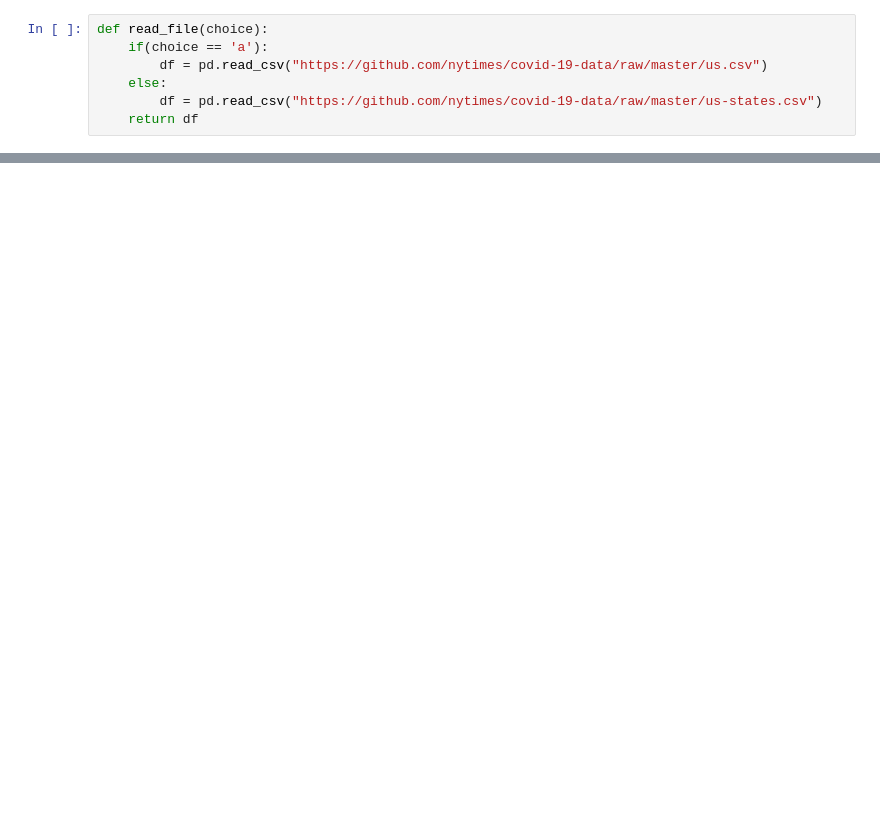
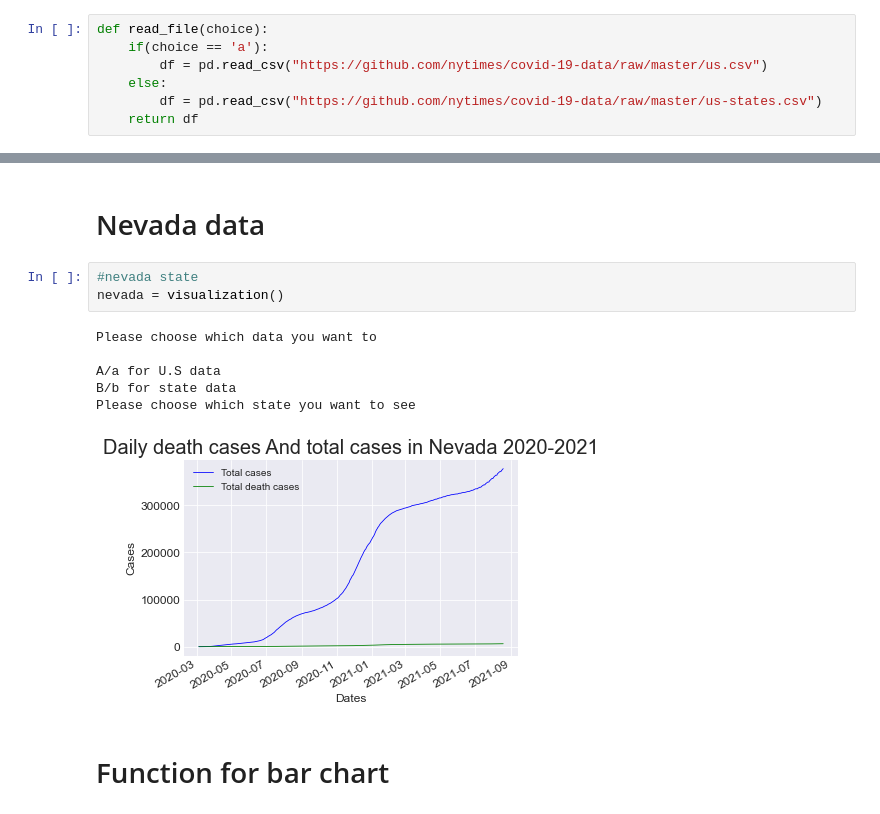
Before and after one commit to jenlcmc/COVID19-Data-Visualization, a Jupyter notebook: covid19.ipynb, the cells around one changed output, grey strips where cells are left out. Saved outputs shown, nothing was run; the diff lists cells and outputs as text; blank space fills up the shorter version.

```diff
--- a/covid19.ipynb
+++ b/covid19.ipynb
@@ -89,0 +192,14 @@ B/b for state data
+# %% [markdown]
+# Nevada data
+# %%
+#nevada state
+nevada = visualization()
+# %% [output]
+Please choose which data you want to
+
+A/a for U.S data
+B/b for state data
+Please choose which state you want to see
+[figure, added]
+# %% [markdown]
+# Function for bar chart
```
Also changed, not shown: parts of 23 cells of this notebook.
